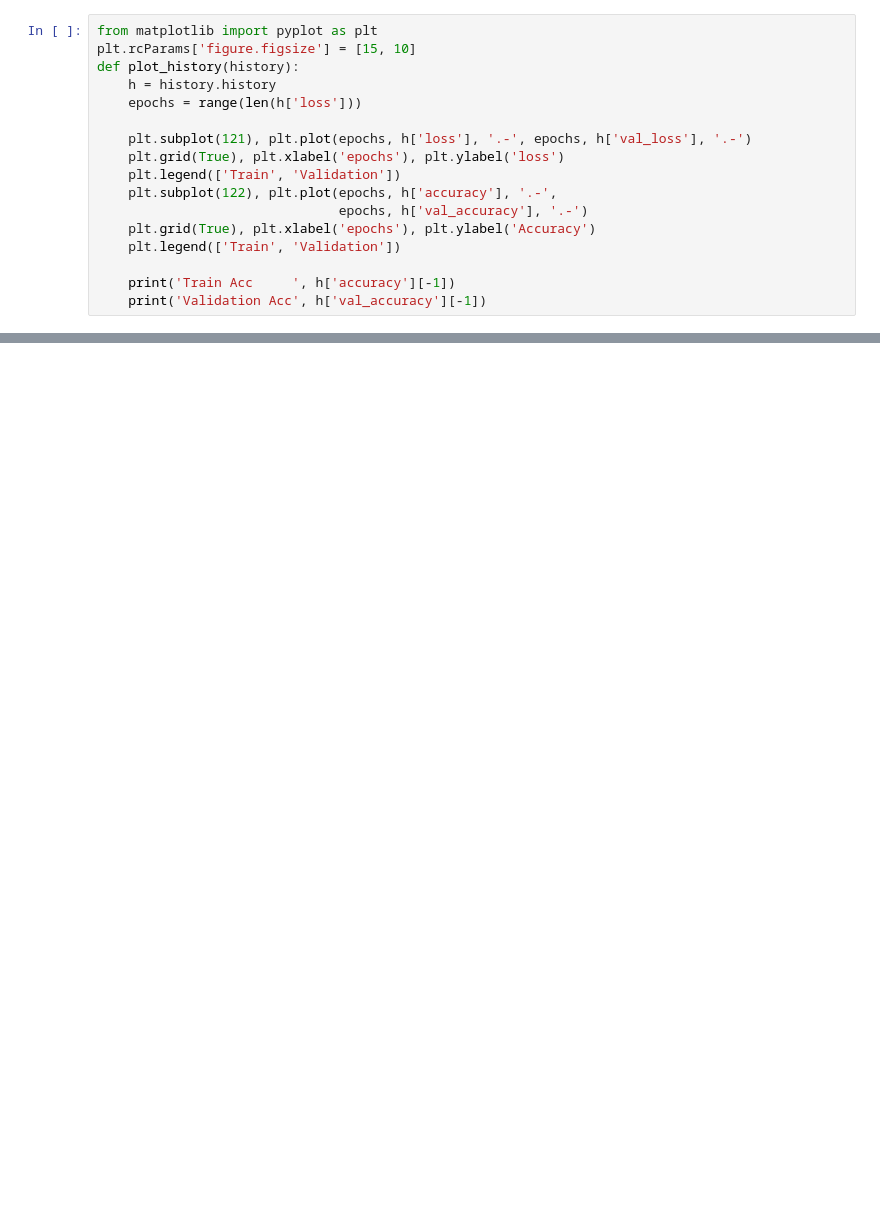
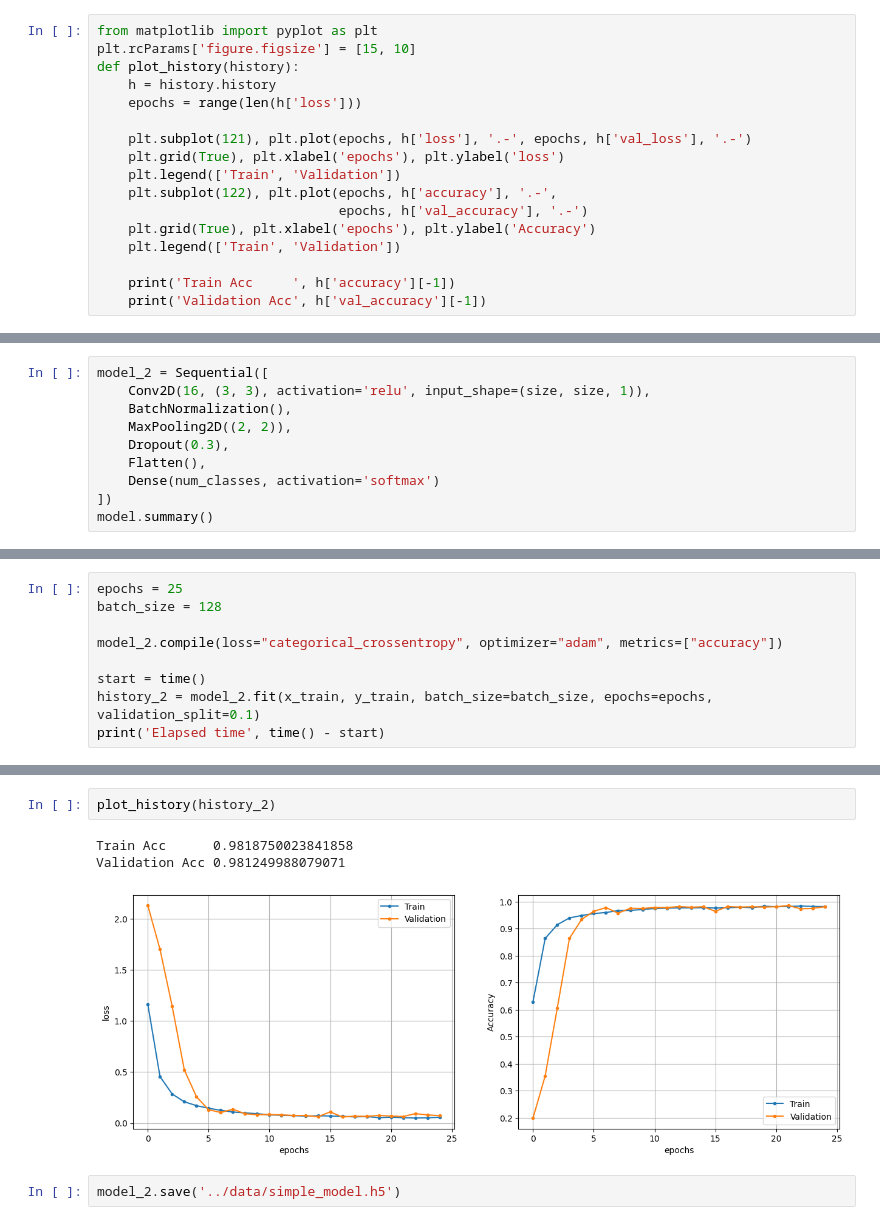
Before and after one commit to chaplinskij/rd_sudoku, a Jupyter notebook: train/train.ipynb, the cells around one changed output, grey strips where cells are left out. Drawn from its saved outputs; the diff is of its cells as text; blank space fills up the shorter version.

```diff
--- a/train/train.ipynb
+++ b/train/train.ipynb
@@ -119,0 +120,10 @@ WARNING:absl:You are saving your model as an HDF5 file via `model.save()` or `ke
+# %%
+model_2 = Sequential([
+    Conv2D(16, (3, 3), activation='relu', input_shape=(size, size, 1)),
+    BatchNormalization(),
+    MaxPooling2D((2, 2)),
+    Dropout(0.3),
+    Flatten(),
+    Dense(num_classes, activation='softmax')
+])
+model.summary()
@@ -119,0 +153,9 @@ WARNING:absl:You are saving your model as an HDF5 file via `model.save()` or `ke
+# %%
+epochs = 25
+batch_size = 128
+
+model_2.compile(loss="categorical_crossentropy", optimizer="adam", metrics=["accuracy"])
+
+start = time()
+history_2 = model_2.fit(x_train, y_train, batch_size=batch_size, epochs=epochs, validation_split=0.1)
+print('Elapsed time', time() - start)
@@ -119,0 +180,8 @@ WARNING:absl:You are saving your model as an HDF5 file via `model.save()` or `ke
+# %%
+plot_history(history_2)
+# %% [output]
+Train Acc      0.9818750023841858
+Validation Acc 0.981249988079071
+[figure, added]
+# %%
+model_2.save('../data/simple_model.h5')
```
Also changed, not shown: parts of 8 cells of this notebook, 13 other files.
